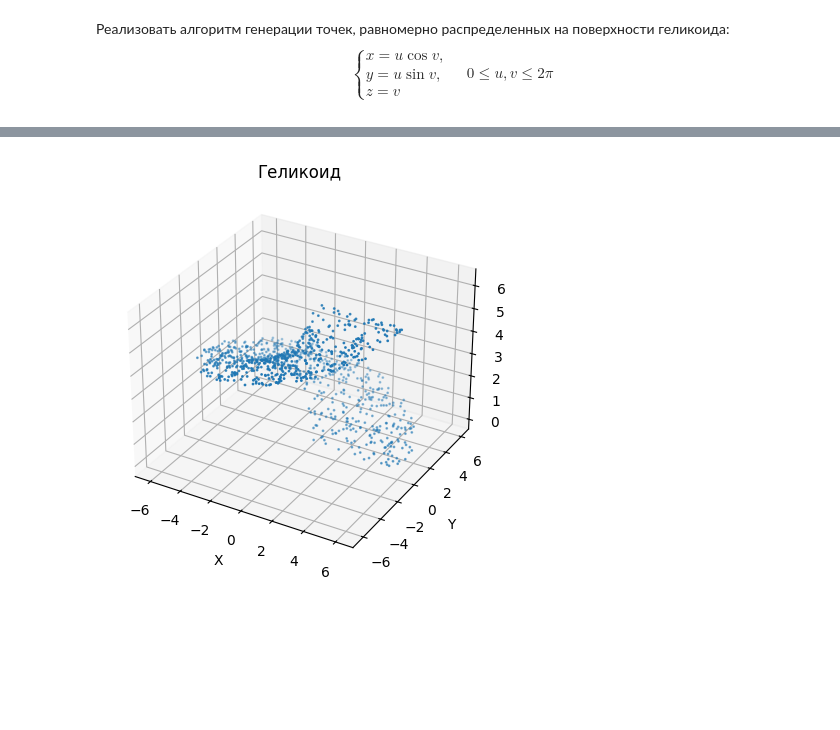
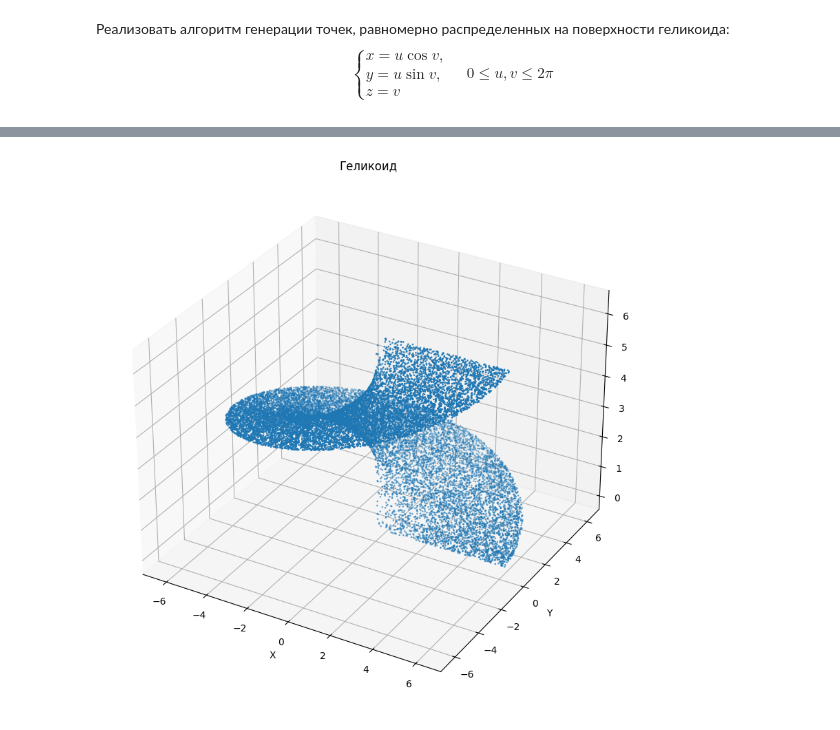
Before and after one commit to ipaingo/study, a Jupyter notebook: python/imit/lab1.ipynb, the cells around one changed output, grey strips where cells are left out. Saved outputs shown, nothing was run; the diff lists cells and outputs as text; code cells hidden in the pictures; blank space fills up the shorter version.

```diff
--- a/python/imit/lab1.ipynb
+++ b/python/imit/lab1.ipynb
@@ -346,53 +342,46 @@ import numpy as np
 import matplotlib.pyplot as plt
 
 
-def generate_helicoid_points(n_points=1000):
-    """
-    Генерирует равномерно распределенные точки на поверхности геликоида
-
-    Параметры:
-    n_points (int): количество точек для генерации
-
-    Возвращает:
-    numpy.ndarray: массив точек [x, y, z]
-    """
-    # генерируем равномерно распределенные точки в параметрическом пространстве
+def generate_helicoid_points(n_points=20000):
+    # генерируем равномерно распределенные точки в пространстве
     # используем преобразование для равномерного распределения на спирали
     u = np.sqrt(np.random.uniform(0, 1, n_points)) * (2 * np.pi) # радиальная координата (расстояние от оси z)
     v = np.random.uniform(0, 1, n_points) * (2 * np.pi) # угловая координата (угол поворота вокруг оси z)
 
-    # Вычисляем координаты
+    # если не преобразовывать, то будет не равномерно
+    # u = np.random.uniform(0, 2*np.pi, n_points)
+    # v = np.random.uniform(0, 2*np.pi, n_points)
+
+    # вычисляем координаты
     x = u * np.cos(v)
     y = u * np.sin(v)
     z = v
 
-    # Собираем результат в единый массив
+    # собираем результат в единый массив
     points = np.column_stack((x, y, z))
 
     return points
 
+# визуализация
 def plot_helicoid(points):
-    """
-    Визуализирует полученные точки
-    """
-    fig = plt.figure(figsize=(5, 10))
+    fig = plt.figure(figsize=(10, 10))
     ax = fig.add_subplot(111, projection='3d')
 
-    # Рисуем точки
+    # точки
     ax.scatter(points[:, 0], points[:, 1], points[:, 2], s=1)
 
-    # Настраиваем оси
+    # оси
     ax.set_xlabel('X')
     ax.set_ylabel('Y')
     ax.set_zlabel('Z')
     ax.set_title('Геликоид')
 
     plt.show()
 
-# Генерируем точки
-points = generate_helicoid_points(1000)
+# генерируем
+points = generate_helicoid_points(20000)
 
-# Визуализируем результат
+# показываем
 plot_helicoid(points)
 # %% [output]
-[figure, old version]
+[figure, new version]
```
Also changed, not shown: parts of 17 cells of this notebook, 2 other files.
